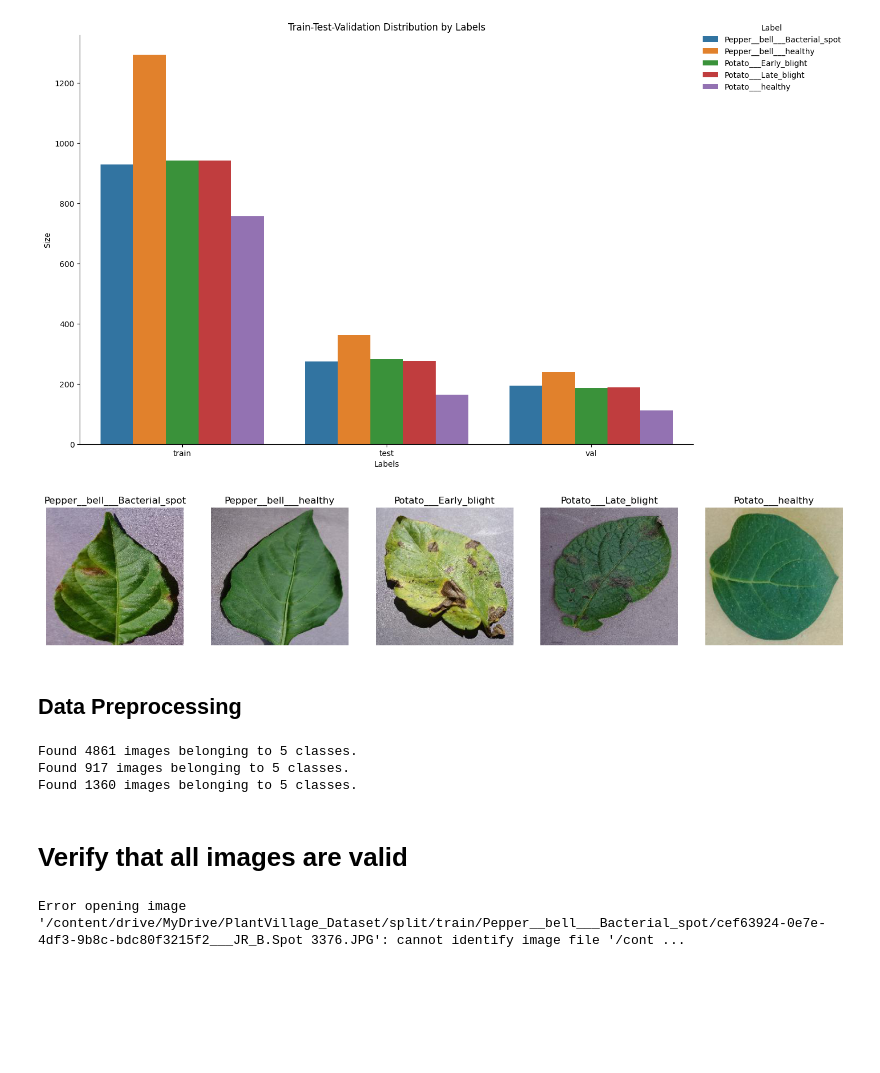
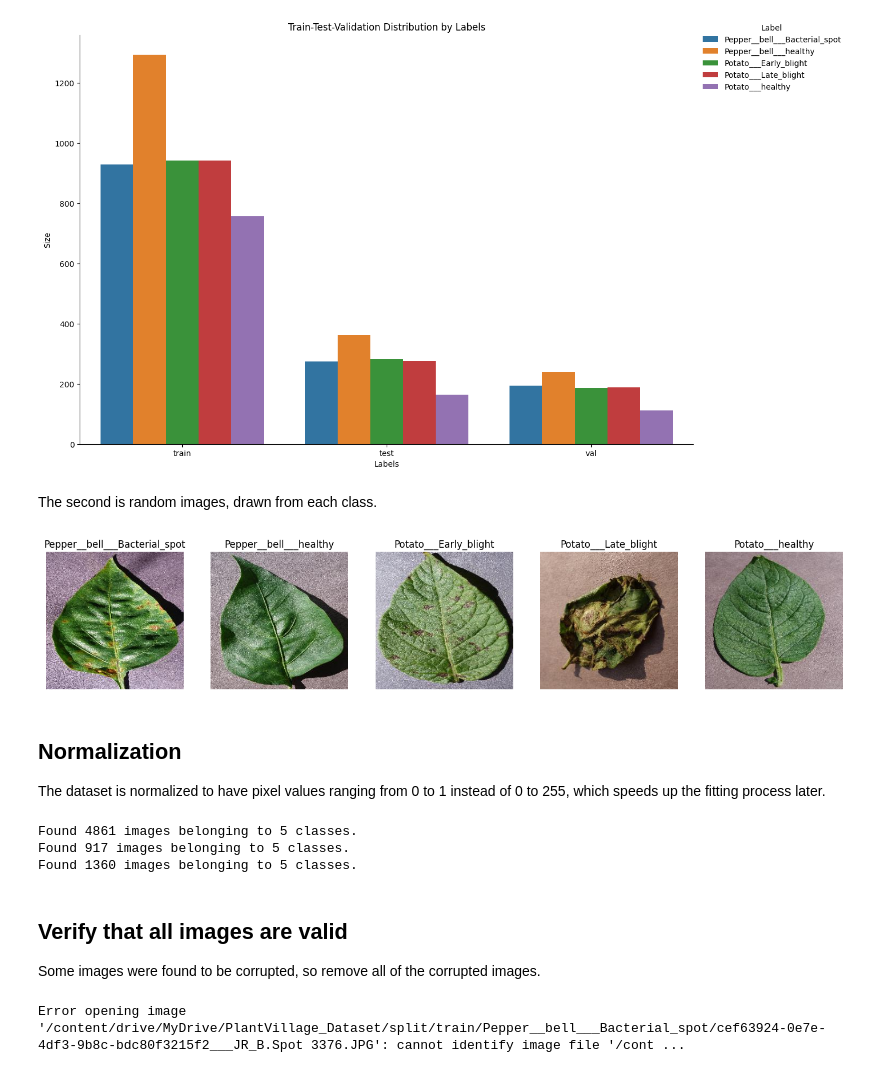
Before and after one commit to nikas-belogolov/plant-disease-identification-ML, a Jupyter notebook: Plant_disease_identification.ipynb, the cells around one changed output. Cells and saved outputs as stored; diff of their text form; code cells hidden in the pictures; blank space fills up the shorter version.

```diff
--- a/Plant_disease_identification.ipynb
+++ b/Plant_disease_identification.ipynb
@@ -72,15 +99,14 @@ destination_dir = "/content/drive/MyDrive/PlantVillage_Dataset/split"
 
 #הגדרת התיקיות החדשות בתיקיית היעד והמחלקות השונות
 new_folders = ['train', 'test', 'val']
-classes = ['Pepper__bell___Bacterial_spot', 'Pepper__bell___healthy', 'Potato___Early_blight', 'Potato___Late_blight', 'Potato___healthy']
 
 for folder in new_folders:
-    for class_name in classes:
+    for class_name in CLASSES:
         new_folder_path = os.path.join(destination_dir, folder, class_name)
         Path(new_folder_path).mkdir(parents=True, exist_ok=True)
 
 def split_and_copy_files(source_dir, destination_dir, split_ratios):
-    for class_name in classes:
+    for class_name in CLASSES:
         class_files = os.listdir(os.path.join(source_dir, class_name))
         random.shuffle(class_files)
 
@@ -108,9 +135,7 @@ print("Files copied successfully!")
 # %%
-classes = ['Pepper__bell___Bacterial_spot', 'Pepper__bell___healthy', 'Potato___Early_blight', 'Potato___Late_blight', 'Potato___healthy']
-
 # Sample data (replace this with your actual data)
 data = {
-    'Label': classes * 3,
+    'Label': CLASSES * 3,
     'Split': [],
     'Size': []
 }
@@ -133,25 +158,28 @@ sns.move_legend(ax, "upper right")
 plt.show()
 # %% [output]
 [figure]
+# %% [markdown]
+The second is random images, drawn from each class.
 # %%
 random_images = []
 
-for class_name in classes:
+for class_name in CLASSES:
   choice = random.choice(os.listdir(dir + "/" + class_name))
   random_images.append(f"{dir}/{class_name}/{choice}")
 
 fig, axes = plt.subplots(1, 5, figsize=(18, 4))
 for i, path in enumerate(random_images):
     # Load and display the image
     img = plt.imread(path)
     axes[i].imshow(img)
-    axes[i].set_title(classes[i])
+    axes[i].set_title(CLASSES[i])
     axes[i].axis('off')
 
 plt.show()
 # %% [output]
-[figure, old version]
+[figure, new version]
-# %% [markdown]
-## Data Preprocessing
+# %% [markdown]
+## Normalization
+The dataset is normalized to have pixel values ranging from 0 to 1 instead of 0 to 255, which speeds up the fitting process later.
 # %%
 directory = "/content/drive/MyDrive/PlantVillage_Dataset/split"
@@ -183,7 +213,8 @@ Found 4861 images belonging to 5 classes.
 Found 917 images belonging to 5 classes.
 Found 1360 images belonging to 5 classes.
 # %% [markdown]
-# Verify that all images are valid
+## Verify that all images are valid
+Some images were found to be corrupted, so remove all of the corrupted images.
 # %%
 # Iterate through each folder
 for folder in os.listdir(split_dir + "/train"):
```
Also changed, not shown: parts of 35 cells of this notebook.
